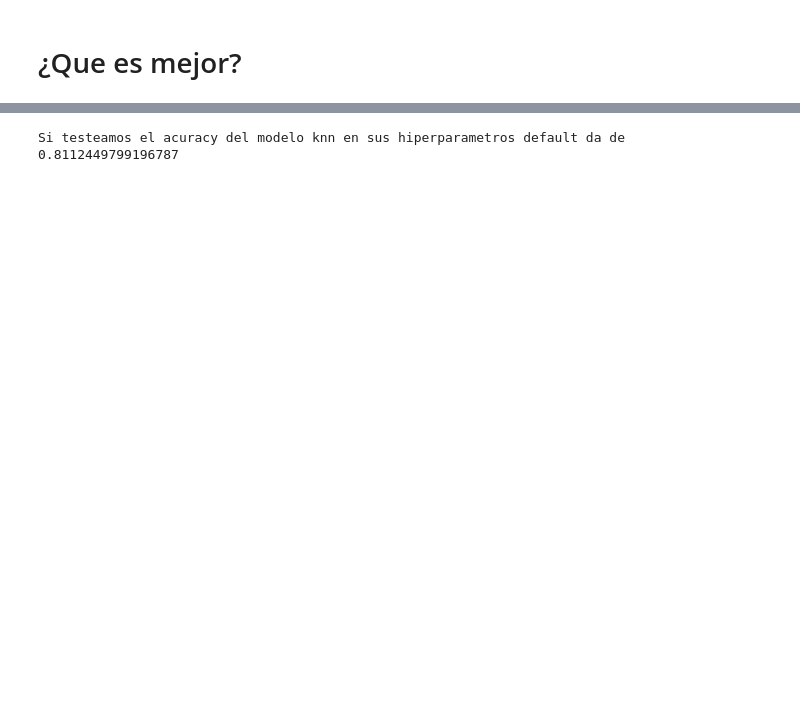
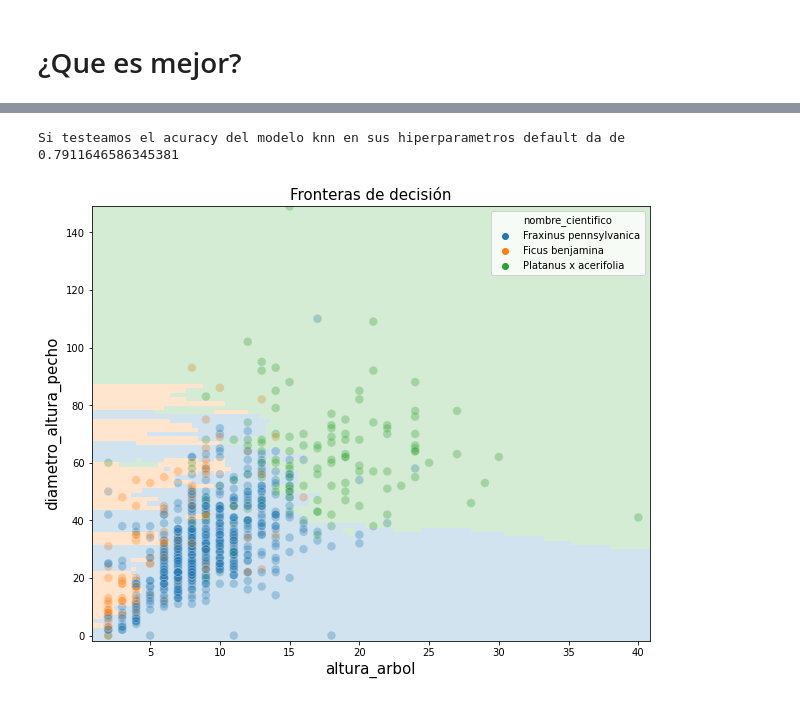
Before and after one commit to IonatanPerez/Cursos_DHDS_CN13, a Jupyter notebook: Clases/C18 - Intro ML/Modelo-C18.ipynb, the cells around one changed output, grey strips where cells are left out. Drawn from its saved outputs; the diff is of its cells as text; code cells hidden in the pictures; blank space fills up the shorter version.

Commit message:
pre clase

```diff
--- a/Clases/C18 - Intro ML/Modelo-C18.ipynb
+++ b/Clases/C18 - Intro ML/Modelo-C18.ipynb
@@ -130,14 +130,52 @@ Si testeamos el acuracy del modelo limitado a tres nodos fue de 0.81526104417670
 # Veamos otro modelo, el knn
 from sklearn.neighbors import KNeighborsClassifier
 
-knn = KNeighborsClassifier()
+knn = KNeighborsClassifier(n_neighbors=5)
 X_knn = X.drop(columns=['comuna'])
 X_train, X_test, y_train, y_test = train_test_split(X_knn, y)
 knn.fit(X_train,y_train)
 ypred_knn = knn.predict(X_test)
 print (f'Si testeamos el acuracy del modelo knn en sus hiperparametros default da de {accuracy_score(y_test, ypred_knn)}')
 # %% [output]
-Si testeamos el acuracy del modelo knn en sus hiperparametros default da de 0.8112449799196787
+Si testeamos el acuracy del modelo knn en sus hiperparametros default da de 0.7911646586345381
+# %%
+import seaborn as sns
+import matplotlib.pyplot as plt
+import numpy as np
+from matplotlib.colors import ListedColormap
+# Veamos las fronteras de decision
+
+# Definimos el tamaño de la figura
+plt.figure(figsize=(10,8))
+
+variable_1 = 'altura_arbol'
+variable_2 = 'diametro_altura_pecho'
+# Visualizamos los datos de entrenamiento
+sns.scatterplot(x=X_train[variable_1], y=X_train[variable_2], hue=y_train, alpha=0.3, s=75)
+
+# Definimos una grilla de valores que abarcan todo el rango de cada variable
+x1_min, x1_max = X_train[variable_1].min() - 1, X_train[variable_1].max() + 1
+x2_min, x2_max = X_train[variable_2].min() - 1, X_train[variable_2].max() + 1
+x1, x2 = np.meshgrid(np.arange(x1_min, x1_max, .01*(x1_max-x1_min)), np.arange(x2_min, x2_max, .01*(x2_max-x2_min)))
+
+# Predecimos a partir de los valores de la grilla
+Z = knn.predict(np.c_[x1.ravel(), x2.ravel()])
+Z = Z.reshape(x1.shape)
+
+Z[Z=='Fraxinus pennsylvanica'] = '0'
+Z[Z=='Ficus benjamina'] = '1'
+Z[Z=='Platanus x acerifolia'] = '2'
+Z = Z.astype('int')
+
+# Representamos las áreas de influencia de cada clase
+plt.pcolormesh(x1, x2, Z, cmap = ListedColormap(sns.color_palette(n_colors=3)), alpha=0.2, shading='auto')
+
+# Definimos los rótulos del gráfico
+plt.xlabel(f'{variable_1}', fontsize=15)
+plt.ylabel(f'{variable_2}', fontsize=15)
+plt.title('Fronteras de decisión', fontsize=15);
+# %% [output]
+[figure, added]
 # %%
 # Otras cosas...
 
```
Also changed, not shown: parts of 10 cells of this notebook, 1 other file.
